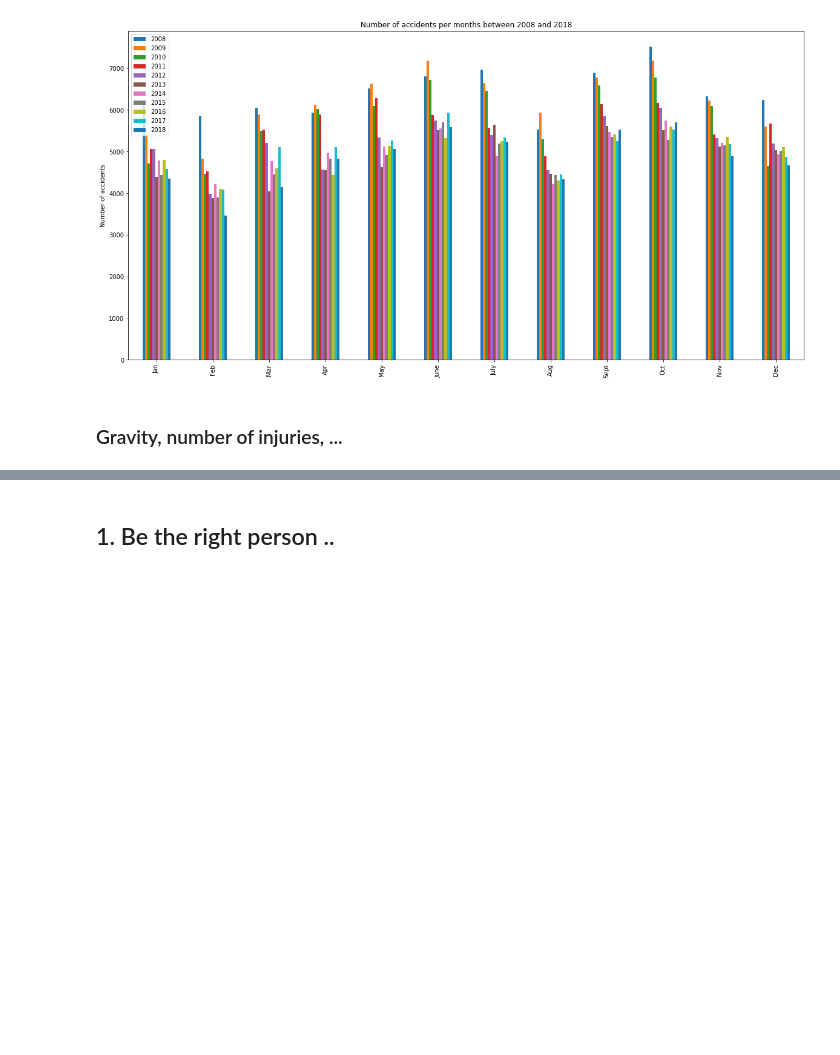
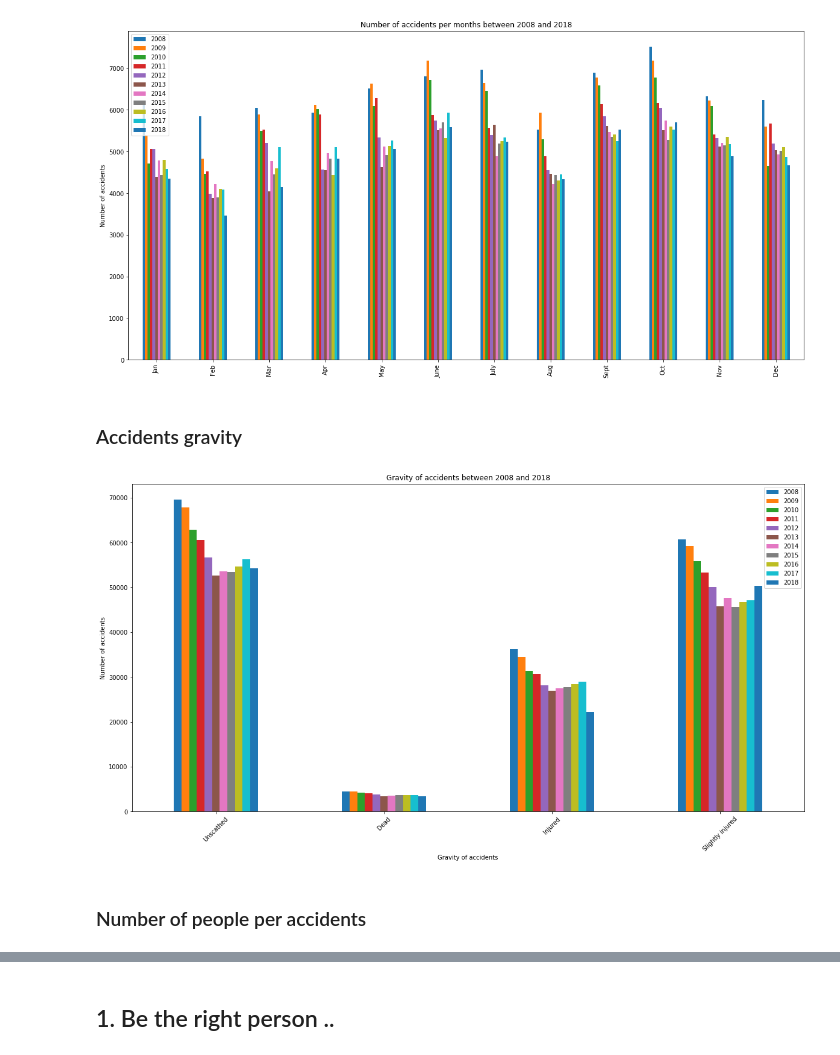
Before and after one commit to sinitame/epfl-ada-project, a Jupyter notebook: notebooks/milestone-2.ipynb, the cells around one changed output, grey strips where cells are left out. Drawn from its saved outputs; the diff is of its cells as text; code cells hidden in the pictures; blank space fills up the shorter version.

Commit message:
Update milestone-2 with new plots (intro finished)

```diff
--- a/notebooks/milestone-2.ipynb
+++ b/notebooks/milestone-2.ipynb
@@ -76,5 +76,13 @@ df_all_accidents_per_months = get_number_accidents_per_months_all_years(2008, 20
 plot_all_years_accidents_per_months(df_all_accidents_per_months)
 # %% [output]
 [figure]
-# %% [markdown]
-### Gravity, number of injuries, ...
+# %% [markdown]
+### Accidents gravity
+# %%
+df_all_years_accidents_gravity = get_accidents_gravity_all_years(2008, 2018)
+# %%
+plot_all_years_accidents_gravity(df_all_years_accidents_gravity)
+# %% [output]
+[figure, added]
+# %% [markdown]
+### Number of people per accidents
```
Also changed, not shown: parts of 3 cells of this notebook.
